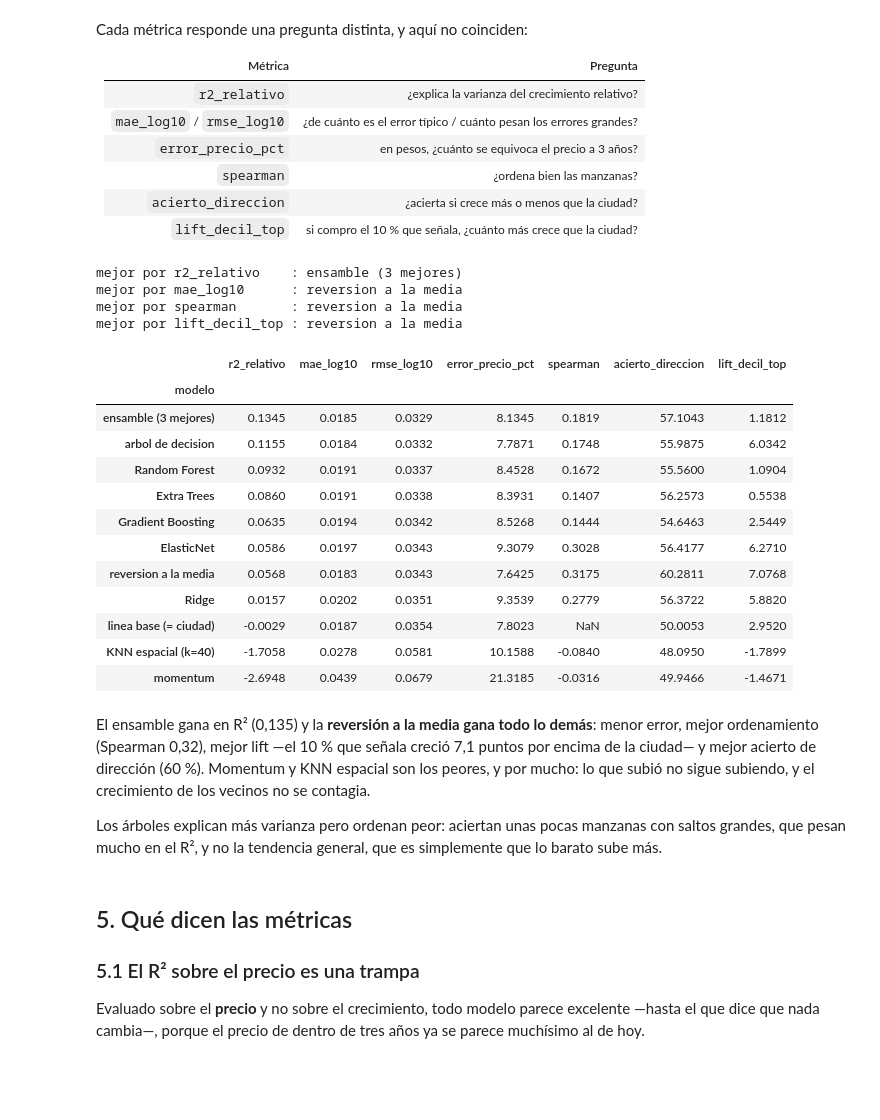
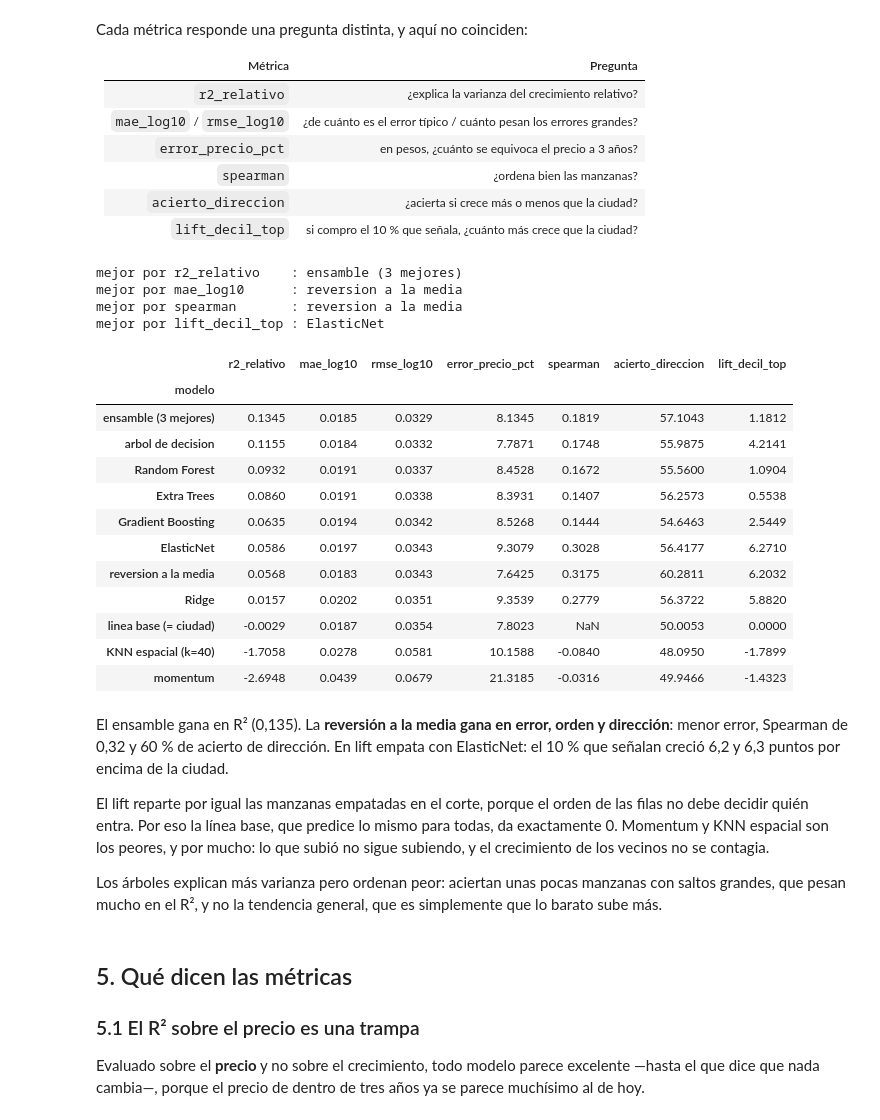
Before and after one commit to Andresdc11/Catastro_Project, a Jupyter notebook: notebooks/02_pronostico.ipynb, the cells around one changed output. Cells and saved outputs as stored; diff of their text form; code cells hidden in the pictures; blank space fills up the shorter version.

```diff
--- a/notebooks/02_pronostico.ipynb
+++ b/notebooks/02_pronostico.ipynb
@@ -61,6 +56,16 @@ def pesos(x, pos=None):
     return "%.1f M" % (x / 1e6) if x >= 1e6 else "%.0f k" % (x / 1e3)
 
 pct = lambda g: 100 * (10 ** g - 1)        # crecimiento anual en log10 -> % anual
+
+def lift_decil(p, y, deriva, fraccion=.1):
+    """Puntos que gana el decil señalado. Los empates del corte pesan por igual: el
+    orden de las filas no decide, y una prediccion constante da exactamente 0."""
+    p = np.asarray(p, dtype=float)
+    cupos = int(round(fraccion * len(p)))
+    corte = np.sort(p)[::-1][cupos - 1]
+    arriba, empate = p > corte, p == corte
+    peso = arriba + empate * (cupos - arriba.sum()) / empate.sum()
+    return pct((peso * y).sum() / peso.sum() + deriva) - pct(y.mean() + deriva)
 # %% [markdown]
 ## 1. El panel: una fila por manzana, una columna por año
 
@@ -161,7 +171,7 @@ entrenamiento, que es justo lo que no se repite.
 # %%
 mz = gpd.read_file(C.TABLA)
 VARIABLES = ["lon", "lat", "dist_centro_historico_km", "dist_calle_100_km", "dist_aeropuerto_km",
-             "dist_centro_sur_km", "dist_cerros_km", "azimut_sin", "azimut_cos",
+             "dist_centro_sur_km", "dist_cerros_km", "pbdir_sin", "pbdir_cos",
              "vecinos_500m", "vecinos_1km", "dist_vecino_8_km", "ivs"]
 
 panel = mz[mz["ivs"].notna()].merge(LOG.reset_index(), on="MANCODIGO").reset_index(drop=True)
@@ -170,8 +180,7 @@ vecinos = NearestNeighbors(n_neighbors=K_VECINOS + 1).fit(xy).kneighbors(xy)[1][
 
 # un bloque por origen: variables observables en t0 y crecimiento t0 -> t0+H.
 # El de 2026 no tiene objetivo: es el que se usa para pronosticar.
-bloques = {}
-for t0 in [ORIGEN_TRAIN, ORIGEN_TEST, C.ANIO]:
+def armar_bloque(t0):
     nivel = panel[t0].values
     g1 = (panel[t0] - panel[t0 - 1]).values                 # ultimo año
     g2 = ((panel[t0] - panel[t0 - 2]) / 2).values           # ultimo bienio, anual
@@ -182,9 +191,10 @@ for t0 in [ORIGEN_TRAIN, ORIGEN_TEST, C.ANIO]:
     X["vec_g1"], X["vec_g2"] = g1[vecinos].mean(1), g2[vecinos].mean(1)
     if t0 + H <= C.ANIO:
         crec = (panel[t0 + H] - panel[t0]).values / H
-        bloques[t0] = (X, crec - np.median(crec), np.median(crec))
-    else:
-        bloques[t0] = (X, None, None)
+        return X, crec - np.median(crec), np.median(crec)
+    return X, None, None
+
+bloques = {t0: armar_bloque(t0) for t0 in [ORIGEN_TRAIN, ORIGEN_TEST, C.ANIO]}
 
 X_tr, y_tr, deriva_tr = bloques[ORIGEN_TRAIN]
 X_te, y_te, deriva_te = bloques[ORIGEN_TEST]
@@ -423,47 +433,49 @@ Cada métrica responde una pregunta distinta, y aquí no coinciden:
 # %%
 precio_ini = panel[ORIGEN_TEST].values
 filas = []
 for nombre, p in pred.items():
     real = precio_ini + (y_te + deriva_te) * H            # precio a 3 años, real y estimado
     est = precio_ini + (p + deriva_te) * H
-    decil = pd.qcut(pd.Series(p).rank(method="first"), 10, labels=False).values
     filas.append({
         "modelo": nombre,
         "r2_relativo": 1 - np.sum((y_te - p) ** 2) / np.sum((y_te - y_te.mean()) ** 2),
         "mae_log10": np.mean(np.abs(y_te - p)),
         "rmse_log10": np.sqrt(np.mean((y_te - p) ** 2)),
         "error_precio_pct": 100 * np.median(np.abs(10 ** est - 10 ** real) / 10 ** real),
         "spearman": pd.Series(p).corr(pd.Series(y_te), method="spearman"),
         "acierto_direccion": 100 * np.mean((p > 0) == (y_te > 0)),
-        "lift_decil_top": pct(y_te[decil == 9].mean() + deriva_te) - pct(y_te.mean() + deriva_te)})
+        "lift_decil_top": lift_decil(p, y_te, deriva_te)})
 
 tabla_b = pd.DataFrame(filas).set_index("modelo").sort_values("r2_relativo", ascending=False)
 for m in ["r2_relativo", "mae_log10", "spearman", "lift_decil_top"]:
     asc = m == "mae_log10"
     print("mejor por %-15s: %s" % (m, tabla_b[m].sort_values(ascending=asc).index[0]))
 tabla_b.round(4)
 # %% [output]
 mejor por r2_relativo    : ensamble (3 mejores)
 mejor por mae_log10      : reversion a la media
 mejor por spearman       : reversion a la media
-mejor por lift_decil_top : reversion a la media
+mejor por lift_decil_top : ElasticNet
 |  | r2_relativo | mae_log10 | rmse_log10 | error_precio_pct | spearman | acierto_direccion | lift_decil_top |
 | modelo |  |  |  |  |  |  |  |
 | ensamble (3 mejores) | 0.1345 | 0.0185 | 0.0329 | 8.1345 | 0.1819 | 57.1043 | 1.1812 |
-| arbol de decision | 0.1155 | 0.0184 | 0.0332 | 7.7871 | 0.1748 | 55.9875 | 6.0342 |
+| arbol de decision | 0.1155 | 0.0184 | 0.0332 | 7.7871 | 0.1748 | 55.9875 | 4.2141 |
 | Random Forest | 0.0932 | 0.0191 | 0.0337 | 8.4528 | 0.1672 | 55.5600 | 1.0904 |
 | Extra Trees | 0.0860 | 0.0191 | 0.0338 | 8.3931 | 0.1407 | 56.2573 | 0.5538 |
 | Gradient Boosting | 0.0635 | 0.0194 | 0.0342 | 8.5268 | 0.1444 | 54.6463 | 2.5449 |
 | ElasticNet | 0.0586 | 0.0197 | 0.0343 | 9.3079 | 0.3028 | 56.4177 | 6.2710 |
-| reversion a la media | 0.0568 | 0.0183 | 0.0343 | 7.6425 | 0.3175 | 60.2811 | 7.0768 |
+| reversion a la media | 0.0568 | 0.0183 | 0.0343 | 7.6425 | 0.3175 | 60.2811 | 6.2032 |
 | Ridge | 0.0157 | 0.0202 | 0.0351 | 9.3539 | 0.2779 | 56.3722 | 5.8820 |
-| linea base (= ciudad) | -0.0029 | 0.0187 | 0.0354 | 7.8023 | NaN | 50.0053 | 2.9520 |
+| linea base (= ciudad) | -0.0029 | 0.0187 | 0.0354 | 7.8023 | NaN | 50.0053 | 0.0000 |
 | KNN espacial (k=40) | -1.7058 | 0.0278 | 0.0581 | 10.1588 | -0.0840 | 48.0950 | -1.7899 |
-| momentum | -2.6948 | 0.0439 | 0.0679 | 21.3185 | -0.0316 | 49.9466 | -1.4671 |
+| momentum | -2.6948 | 0.0439 | 0.0679 | 21.3185 | -0.0316 | 49.9466 | -1.4323 |
 # %% [markdown]
-El ensamble gana en R² (0,135) y la **reversión a la media gana todo lo demás**:
-menor error, mejor ordenamiento (Spearman 0,32), mejor lift —el 10 % que señala
-creció 7,1 puntos por encima de la ciudad— y mejor acierto de dirección (60 %).
+El ensamble gana en R² (0,135). La **reversión a la media gana en error, orden y dirección**:
+menor error, Spearman de 0,32 y 60 % de acierto de dirección. En lift empata con ElasticNet: el
+10 % que señalan creció 6,2 y 6,3 puntos por encima de la ciudad.
+
+El lift reparte por igual las manzanas empatadas en el corte, porque el orden de las filas no debe
+decidir quién entra. Por eso la línea base, que predice lo mismo para todas, da exactamente 0.
 Momentum y KNN espacial son los peores, y por mucho: lo que subió no sigue
 subiendo, y el crecimiento de los vecinos no se contagia.
 
```
Also changed, not shown: parts of 23 cells of this notebook, 9 other files.
